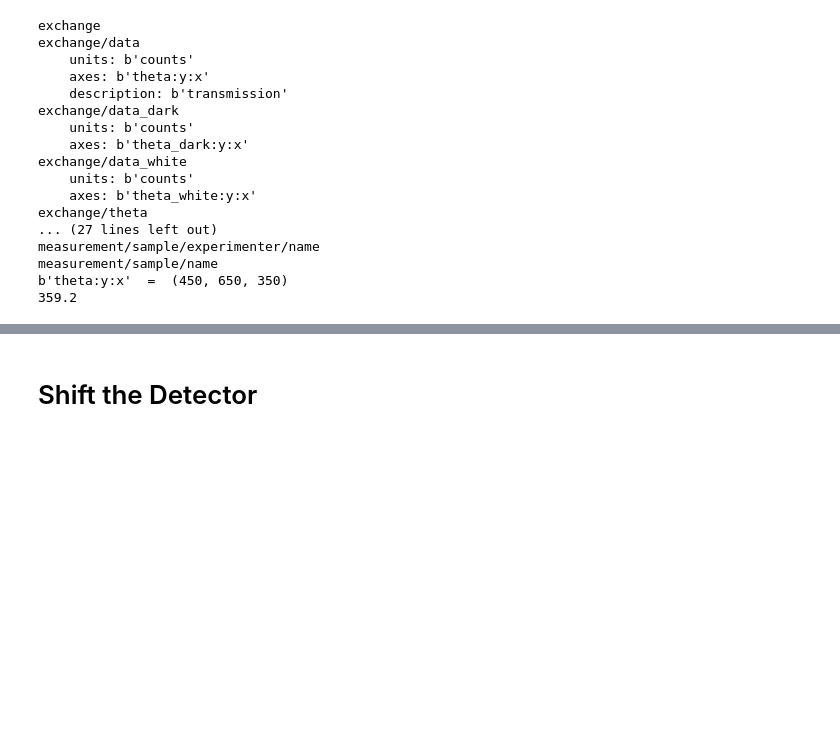
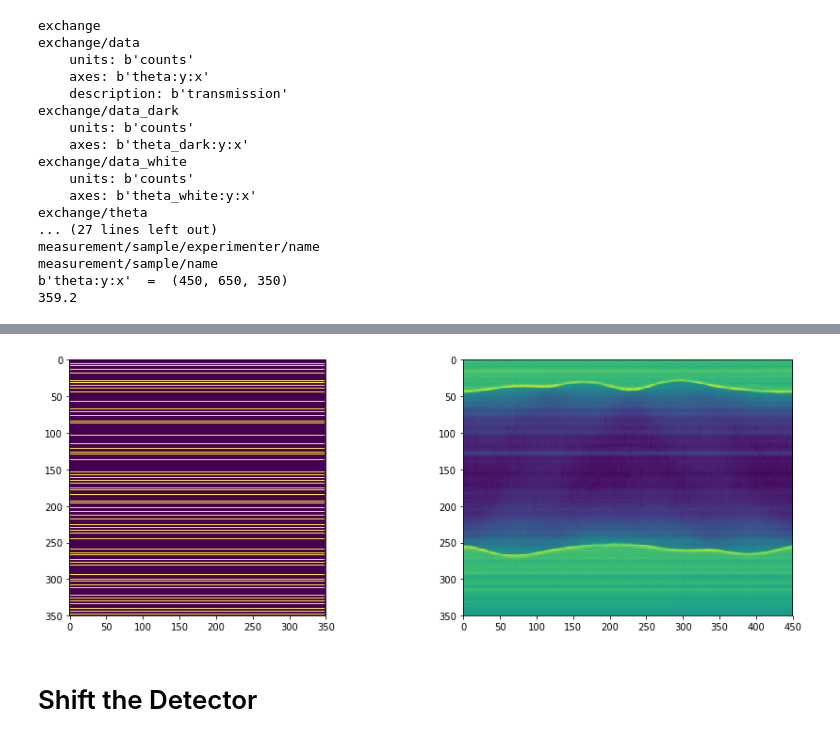
Before and after one commit to everettvacek/rotationCenter, a Jupyter notebook: Scan_crop_pad.ipynb, the cells around one changed output, grey strips where cells are left out. Drawn from its saved outputs; the diff is of its cells as text; code cells hidden in the pictures; blank space fills up the shorter version.

```diff
--- a/Scan_crop_pad.ipynb
+++ b/Scan_crop_pad.ipynb
@@ -106,3 +171,17 @@ print(sinogram_noise_snr)
+# %%
+from skimage import feature
+sumrow = np.zeros((len(rowsum),350))
+for i in range(350):
+    sumrow[:,i]=rowsum
+cs = feature.canny(sumrow, sigma = 1)
+plt.figure(figsize=(15,5))
+plt.subplot(121)
+plt.imshow(cs)
+plt.subplot(122)
+plt.imshow(sinogram)
+plt.show()
+# %% [output]
+[figure, added]
 # %% [markdown]
 # Shift the Detector
 # %%
```
Also changed, not shown: parts of 14 cells of this notebook, 1 other file.
